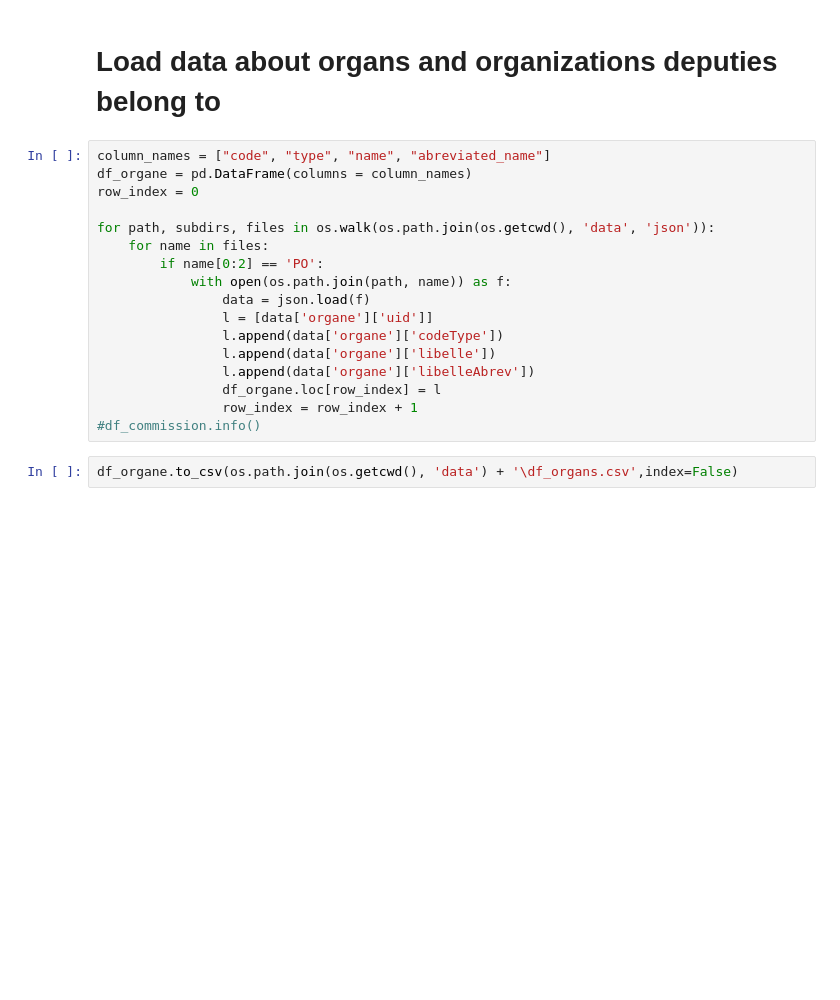
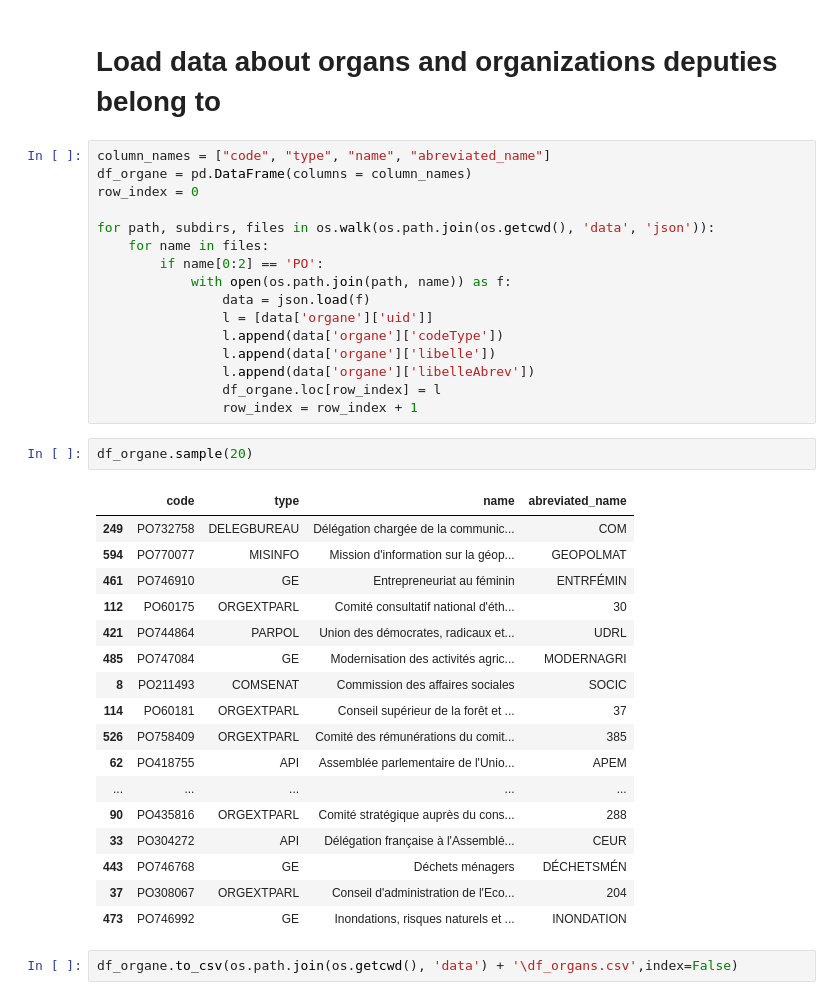
Before and after one commit to max-lutz/national-assembly, a Jupyter notebook: Load_data.ipynb, the cells around one changed output. Saved outputs shown, nothing was run; the diff lists cells and outputs as text; blank space fills up the shorter version.

```diff
--- a/Load_data.ipynb
+++ b/Load_data.ipynb
@@ -274,7 +274,26 @@ for path, subdirs, files in os.walk(os.path.join(os.getcwd(), 'data', 'json')):
                 l.append(data['organe']['libelleAbrev'])
                 df_organe.loc[row_index] = l
                 row_index = row_index + 1
-#df_commission.info()
+# %%
+df_organe.sample(20)
+# %% [output]
+|  | code | type | name | abreviated_name |
+| 249 | PO732758 | DELEGBUREAU | Délégation chargée de la communic... | COM |
+| 594 | PO770077 | MISINFO | Mission d'information sur la géop... | GEOPOLMAT |
+| 461 | PO746910 | GE | Entrepreneuriat au féminin | ENTRFÉMIN |
+| 112 | PO60175 | ORGEXTPARL | Comité consultatif national d'éth... | 30 |
+| 421 | PO744864 | PARPOL | Union des démocrates, radicaux et... | UDRL |
+| 485 | PO747084 | GE | Modernisation des activités agric... | MODERNAGRI |
+| 8 | PO211493 | COMSENAT | Commission des affaires sociales | SOCIC |
+| 114 | PO60181 | ORGEXTPARL | Conseil supérieur de la forêt et ... | 37 |
+| 526 | PO758409 | ORGEXTPARL | Comité des rémunérations du comit... | 385 |
+| 62 | PO418755 | API | Assemblée parlementaire de l'Unio... | APEM |
+| ... | ... | ... | ... | ... |
+| 90 | PO435816 | ORGEXTPARL | Comité stratégique auprès du cons... | 288 |
+| 33 | PO304272 | API | Délégation française à l'Assemblé... | CEUR |
+| 443 | PO746768 | GE | Déchets ménagers | DÉCHETSMÉN |
+| 37 | PO308067 | ORGEXTPARL | Conseil d'administration de l'Eco... | 204 |
+| 473 | PO746992 | GE | Inondations, risques naturels et ... | INONDATION |
 # %%
 df_organe.to_csv(os.path.join(os.getcwd(), 'data') + '\df_organs.csv',index=False)
 # %%
```
Also changed, not shown: parts of 2 cells of this notebook.
